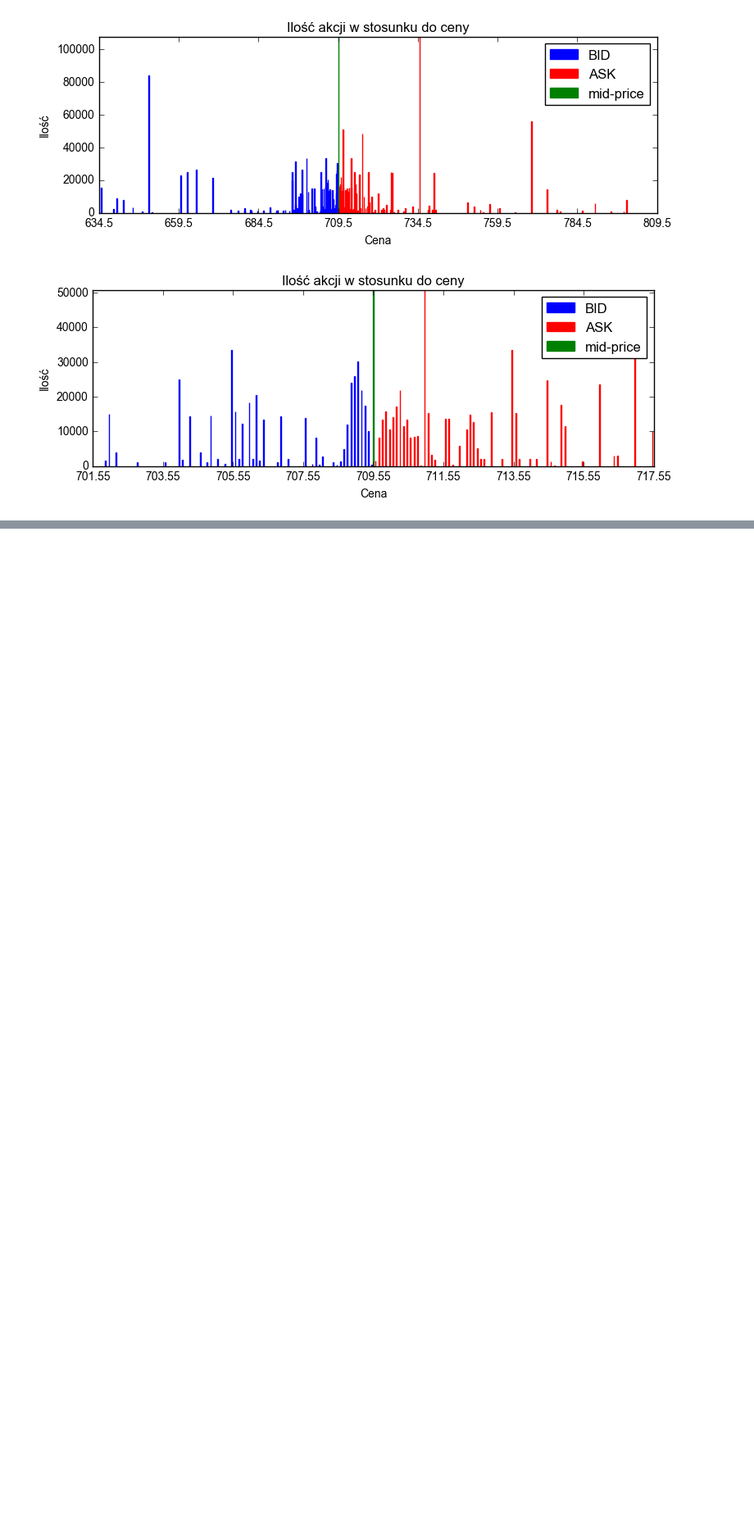
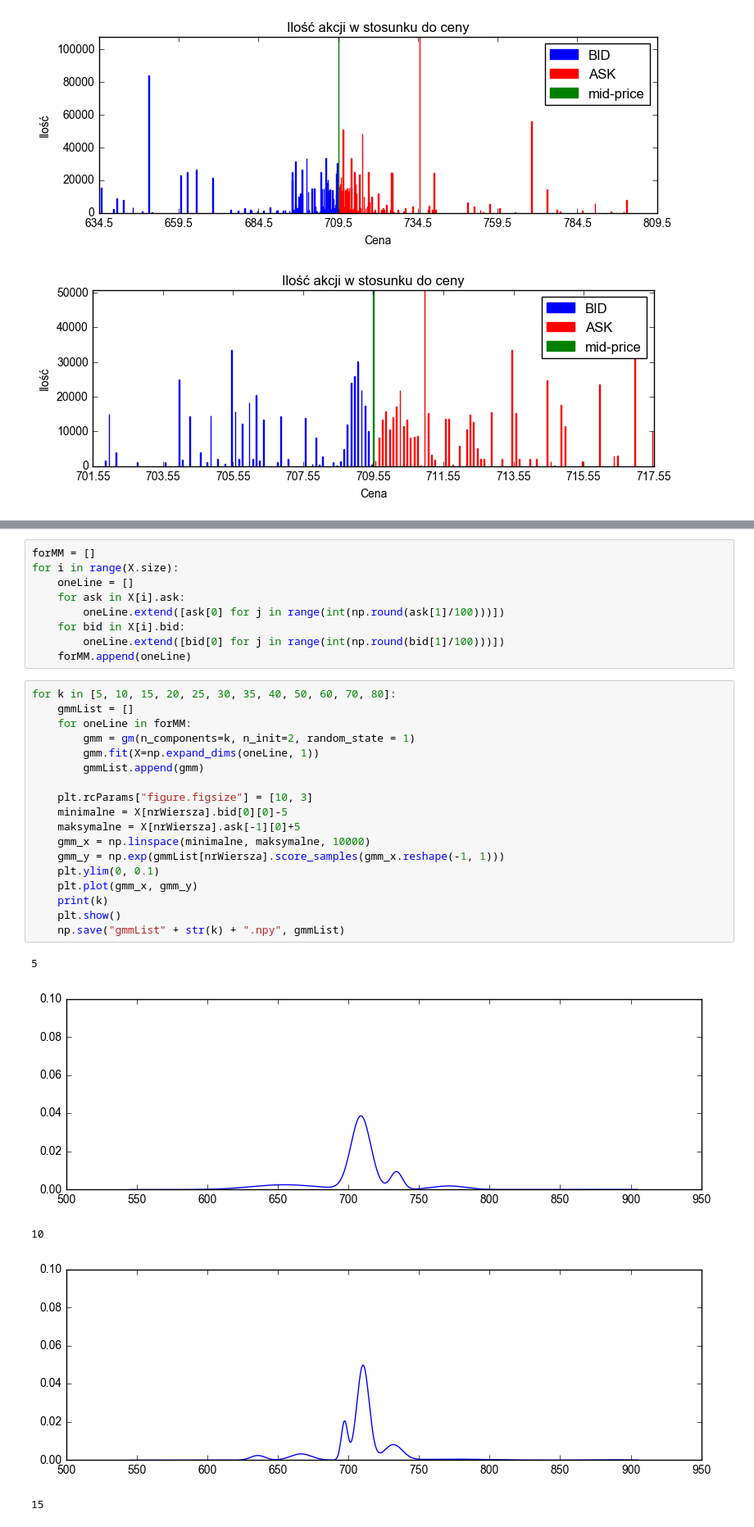
Before and after one commit to DawPawel/PracaLicencjacka, a Jupyter notebook: ostateczne/GenerowanieStruktur.ipynb, the cells around one changed output, grey strips where cells are left out. Shown: that part at 82% size. Saved outputs shown, nothing was run; the diff lists cells and outputs as text; blank space fills up the shorter version.

```diff
--- a/ostateczne/GenerowanieStruktur.ipynb
+++ b/ostateczne/GenerowanieStruktur.ipynb
@@ -785,0 +442,33 @@ tablica.shape
+# %%
+forMM = []
+for i in range(X.size):
+    oneLine = []
+    for ask in X[i].ask:
+        oneLine.extend([ask[0] for j in range(int(np.round(ask[1]/100)))])
+    for bid in X[i].bid:
+        oneLine.extend([bid[0] for j in range(int(np.round(bid[1]/100)))])
+    forMM.append(oneLine)
+# %%
+for k in [5, 10, 15, 20, 25, 30, 35, 40, 50, 60, 70, 80]:
+    gmmList = []
+    for oneLine in forMM:
+        gmm = gm(n_components=k, n_init=2, random_state = 1)
+        gmm.fit(X=np.expand_dims(oneLine, 1))
+        gmmList.append(gmm)
+
+    plt.rcParams["figure.figsize"] = [10, 3]
+    minimalne = X[nrWiersza].bid[0][0]-5
+    maksymalne = X[nrWiersza].ask[-1][0]+5
+    gmm_x = np.linspace(minimalne, maksymalne, 10000)
+    gmm_y = np.exp(gmmList[nrWiersza].score_samples(gmm_x.reshape(-1, 1)))
+    plt.ylim(0, 0.1)
+    plt.plot(gmm_x, gmm_y)
+    print(k)
+    plt.show()
+    np.save("gmmList" + str(k) + ".npy", gmmList)
+# %% [output]
+5
+[figure, added]
+10
+[figure, added]
+15
```
Also changed, not shown: parts of 67 cells of this notebook, 36 other files.
